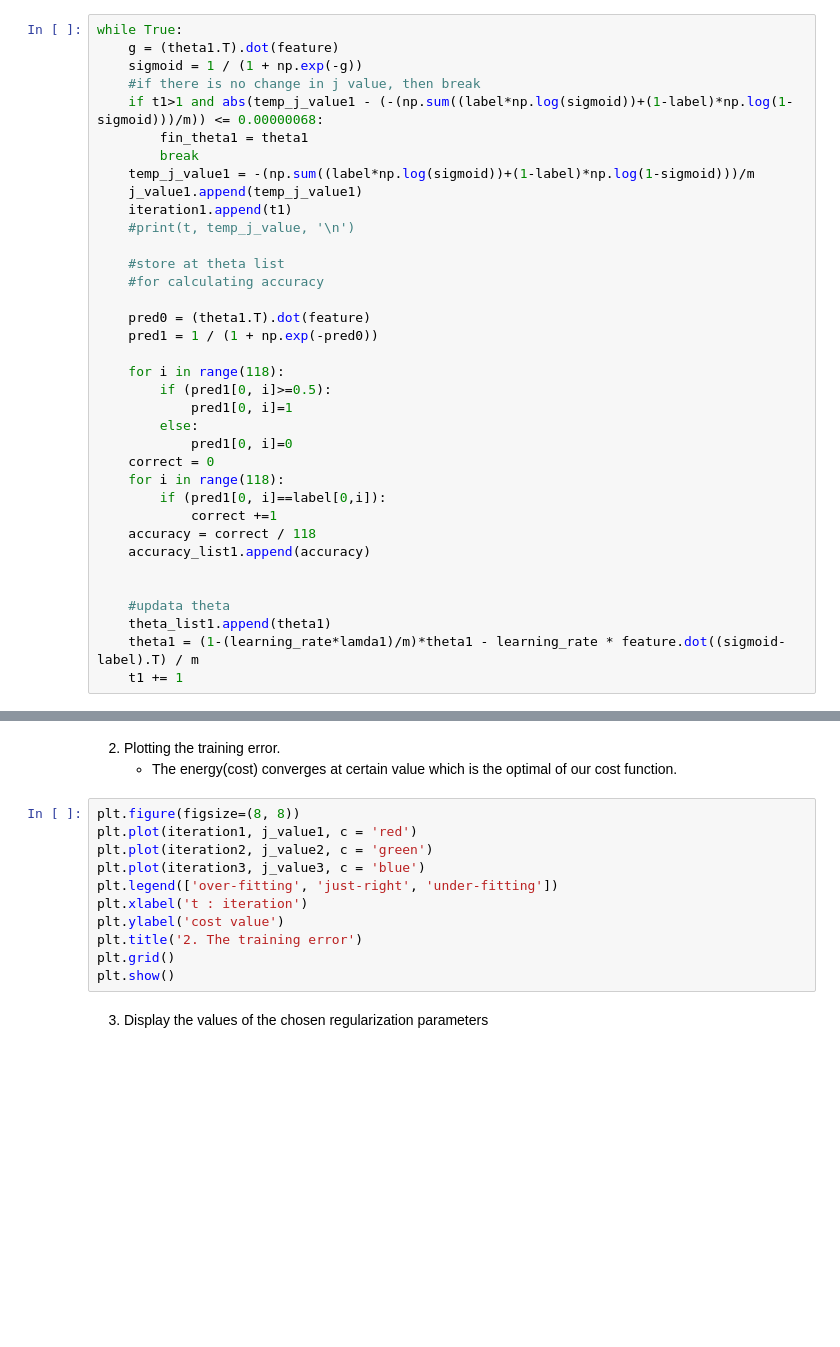
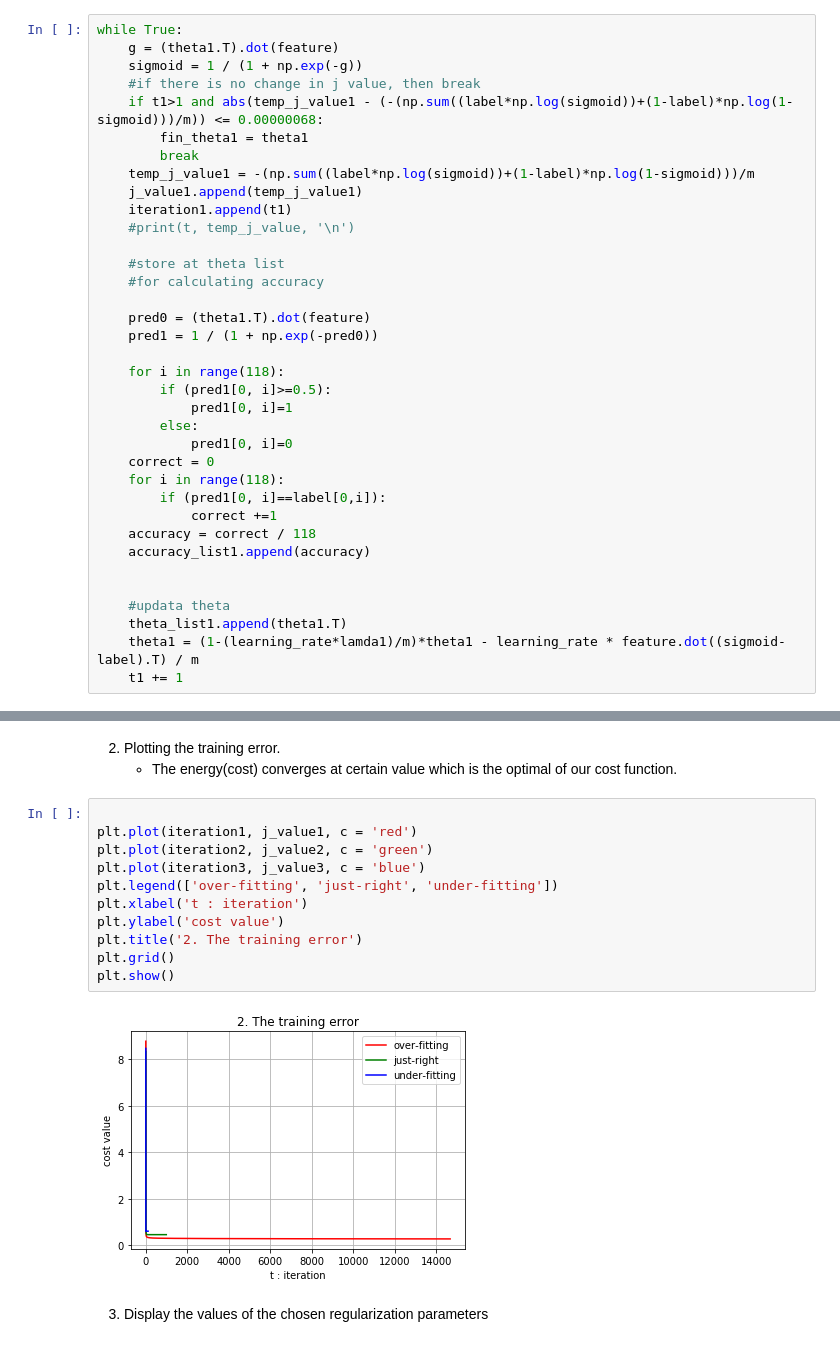
Before and after one commit to cmichael231117/Machine-Learning, a Jupyter notebook: assignment/07/assignment-07.ipynb, the cells around one changed output, grey strips where cells are left out. Drawn from its saved outputs; the diff is of its cells as text; blank space fills up the shorter version.

```diff
--- a/assignment/07/assignment-07.ipynb
+++ b/assignment/07/assignment-07.ipynb
@@ -95,7 +95,7 @@ while True:
 
 
     #updata theta
-    theta_list1.append(theta1)
+    theta_list1.append(theta1.T)
     theta1 = (1-(learning_rate*lamda1)/m)*theta1 - learning_rate * feature.dot((sigmoid-label).T) / m
     t1 += 1
 # %%
@@ -298,16 +300,18 @@ plt.show()
 2. Plotting the training error.
     - The energy(cost) converges at certain value which is the optimal of our cost function.
 # %%
-plt.figure(figsize=(8, 8))
+
 plt.plot(iteration1, j_value1, c = 'red')
 plt.plot(iteration2, j_value2, c = 'green')
 plt.plot(iteration3, j_value3, c = 'blue')
 plt.legend(['over-fitting', 'just-right', 'under-fitting'])
 plt.xlabel('t : iteration')
 plt.ylabel('cost value')
 plt.title('2. The training error')
 plt.grid()
 plt.show()
+# %% [output]
+[figure, added]
 # %% [markdown]
 3. Display the values of the chosen regularization parameters
 # %%
```
Also changed, not shown: parts of 9 cells of this notebook, 2 other files.
